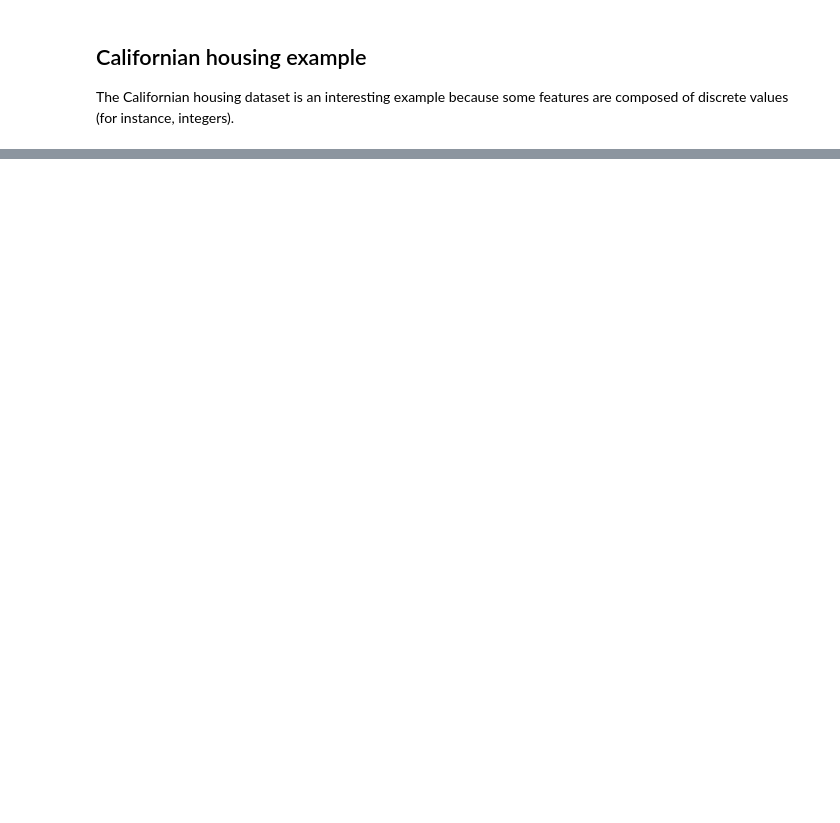
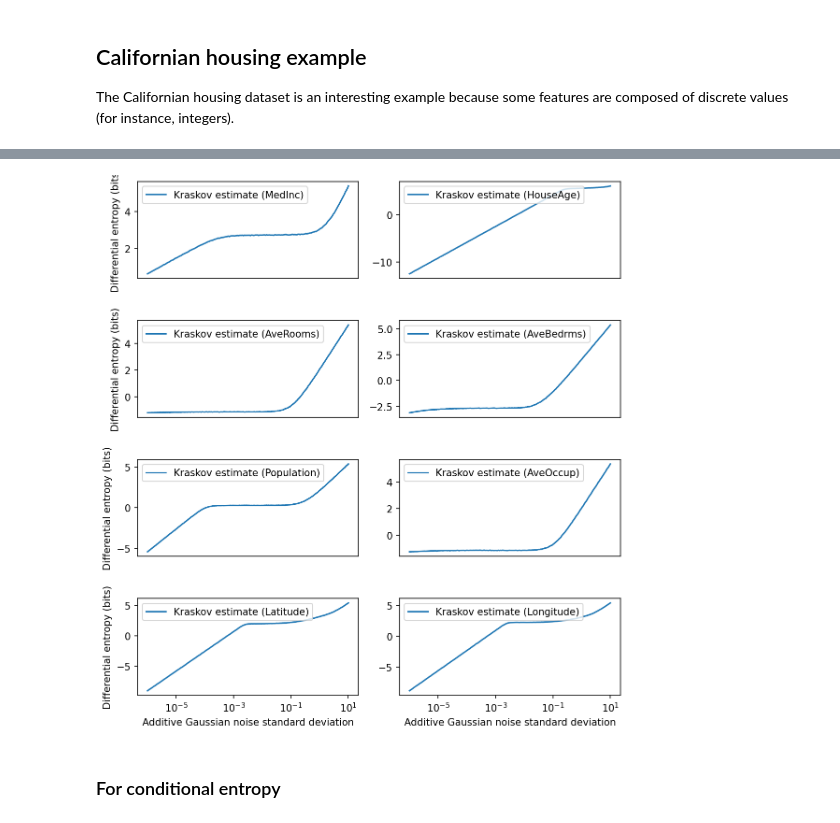
Before and after one commit to einigl/infovar, a Jupyter notebook: examples/assessment/degeneracy.ipynb, the cells around one changed output, grey strips where cells are left out. Drawn from its saved outputs; the diff is of its cells as text; code cells hidden in the pictures; blank space fills up the shorter version.

```diff
--- a/examples/assessment/degeneracy.ipynb
+++ b/examples/assessment/degeneracy.ipynb
@@ -148,0 +154,11 @@ The Californian housing dataset is an interesting example because some features
+# %%
+from sklearn.datasets import fetch_california_housing
+
+housing = fetch_california_housing()
+# %%
+# Log norm
+data = housing.data
+target = housing.target
+for feature in ["AveRooms", "AveBedrms", "Population", "AveOccup"]:
+    i = housing.feature_names.index(feature)
+    data[:, i] = np.log10( data[:, i] )
@@ -148,0 +218,34 @@ The Californian housing dataset is an interesting example because some features
+# %%
+stds = np.logspace(-6, 1, 200)
+
+d_hs = {}
+for i, feature in enumerate(housing.feature_names):
+    hs = np.zeros_like(stds)
+    x = housing.data[:, i].reshape(-1, 1)
+    for k, std in enumerate(tqdm(stds, desc=feature)):
+        xn = x + np.random.normal(0, std, x.shape)
+        hs[k] = ee.entropy(xn, base=base)
+    d_hs[feature] = hs
+# %%
+plt.figure(figsize=(1.2*6.4, 2*4.8), dpi=150)
+
+for i, feature in enumerate(housing.feature_names, 1):
+
+    plt.subplot(5, 2, i)
+
+    plt.semilogx(stds, d_hs[feature], label=f'Kraskov estimate ({feature})')
+
+    if i in (7, 8):
+        plt.xlabel('Additive Gaussian noise standard deviation')
+    else:
+        plt.xticks([])
+    if i%2==1:
+        plt.ylabel('Differential entropy (bits)')
+    plt.legend(loc="upper left")
+
+plt.tight_layout()
+plt.show()
+# %% [output]
+[figure, added]
+# %% [markdown]
+### For conditional entropy
```
Also changed, not shown: parts of 19 cells of this notebook, 10 other files.
